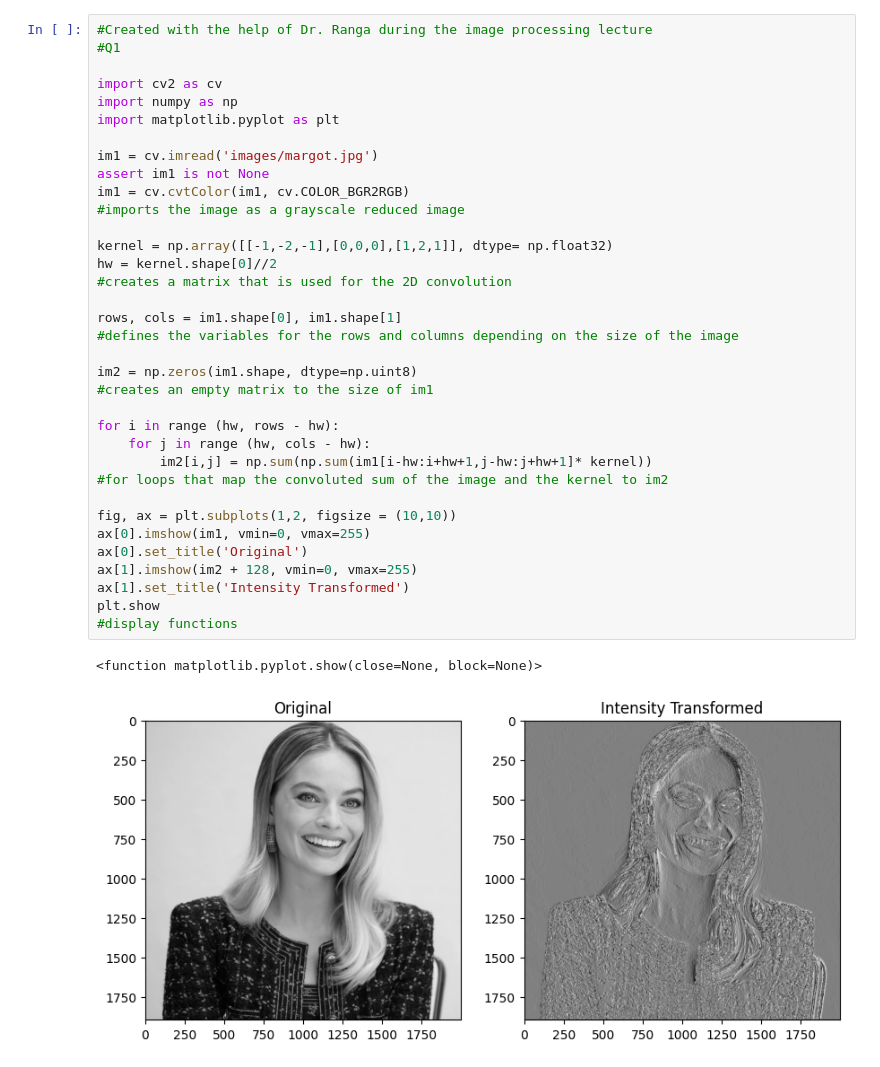
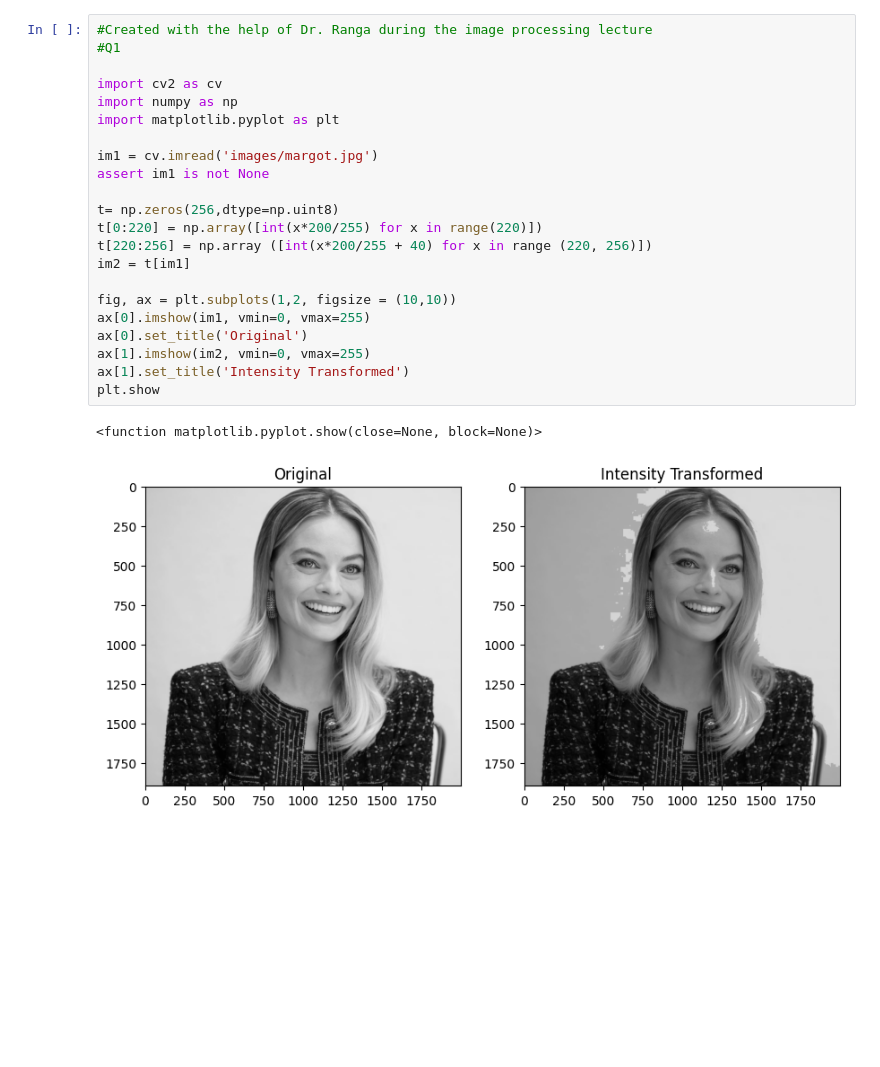
Before and after one commit to MarcWije/ImgPro, a Jupyter notebook: q1.ipynb, the cells around one changed output. Cells and saved outputs as stored; diff of their text form; blank space fills up the shorter version.

Commit message:
Add files via upload
Corrected the intensity transform range

```diff
--- a/q1.ipynb
+++ b/q1.ipynb
@@ -1,38 +1,25 @@
 # %%
 #Created with the help of Dr. Ranga during the image processing lecture
 #Q1
 
 import cv2 as cv
 import numpy as np
 import matplotlib.pyplot as plt
 
 im1 = cv.imread('images/margot.jpg')
 assert im1 is not None
-im1 = cv.cvtColor(im1, cv.COLOR_BGR2RGB)
-#imports the image as a grayscale reduced image
 
-kernel = np.array([[-1,-2,-1],[0,0,0],[1,2,1]], dtype= np.float32)
-hw = kernel.shape[0]//2
-#creates a matrix that is used for the 2D convolution
-
-rows, cols = im1.shape[0], im1.shape[1]
-#defines the variables for the rows and columns depending on the size of the image
-
-im2 = np.zeros(im1.shape, dtype=np.uint8)
-#creates an empty matrix to the size of im1
-
-for i in range (hw, rows - hw):
-    for j in range (hw, cols - hw):
-        im2[i,j] = np.sum(np.sum(im1[i-hw:i+hw+1,j-hw:j+hw+1]* kernel))
-#for loops that map the convoluted sum of the image and the kernel to im2
+t= np.zeros(256,dtype=np.uint8)
+t[0:220] = np.array([int(x*200/255) for x in range(220)])
+t[220:256] = np.array ([int(x*200/255 + 40) for x in range (220, 256)])
+im2 = t[im1]
 
 fig, ax = plt.subplots(1,2, figsize = (10,10))
 ax[0].imshow(im1, vmin=0, vmax=255)
 ax[0].set_title('Original')
-ax[1].imshow(im2 + 128, vmin=0, vmax=255)
+ax[1].imshow(im2, vmin=0, vmax=255)
 ax[1].set_title('Intensity Transformed')
 plt.show
-#display functions
 # %% [output]
 <function matplotlib.pyplot.show(close=None, block=None)>
-[figure, old version]
+[figure, new version]
```
